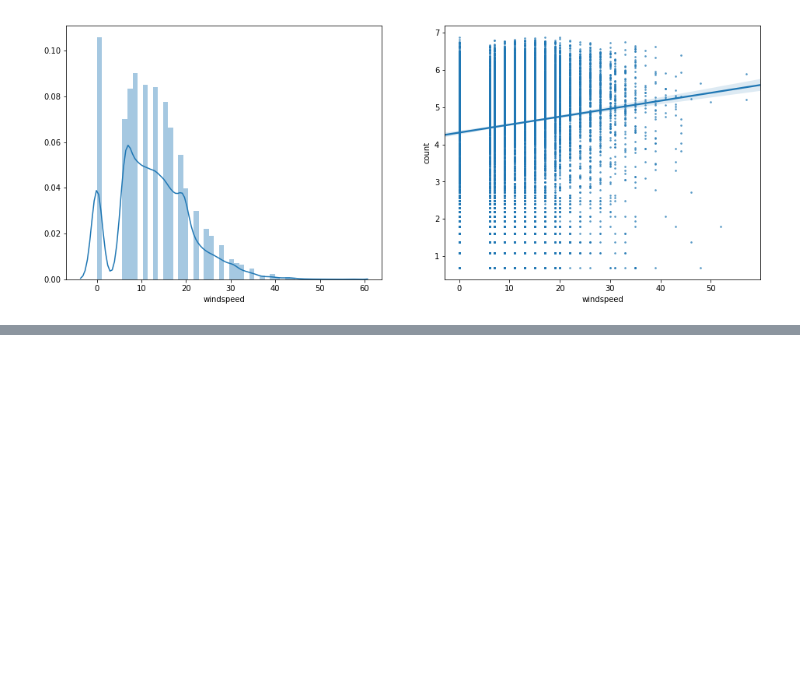
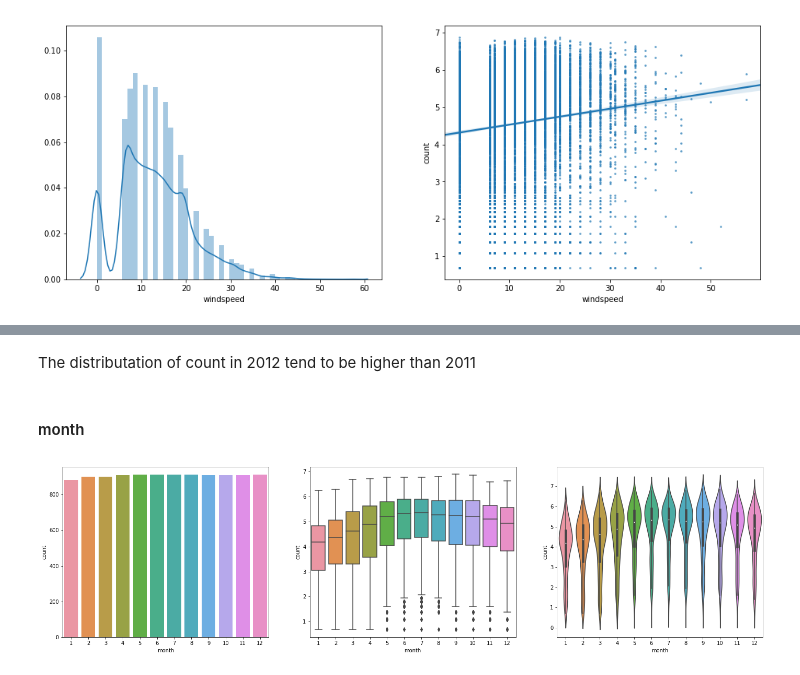
Before and after one commit to EricLiuLR/Machine_Learning_Projects, a Jupyter notebook: Bike_Sharing_Demand/eda.ipynb, the cells around one changed output, grey strips where cells are left out. Saved outputs shown, nothing was run; the diff lists cells and outputs as text; code cells hidden in the pictures; blank space fills up the shorter version.

```diff
--- a/Bike_Sharing_Demand/eda.ipynb
+++ b/Bike_Sharing_Demand/eda.ipynb
@@ -275,0 +282,8 @@ Windspeed does not seems to be related with the target.
+# %% [markdown]
+The distributation of count in 2012 tend to be higher than 2011
+# %% [markdown]
+#### month
+# %%
+plot_category('month', scale='count')
+# %% [output]
+[figure, added]
```
Also changed, not shown: parts of 10 cells of this notebook, 1 other file.
